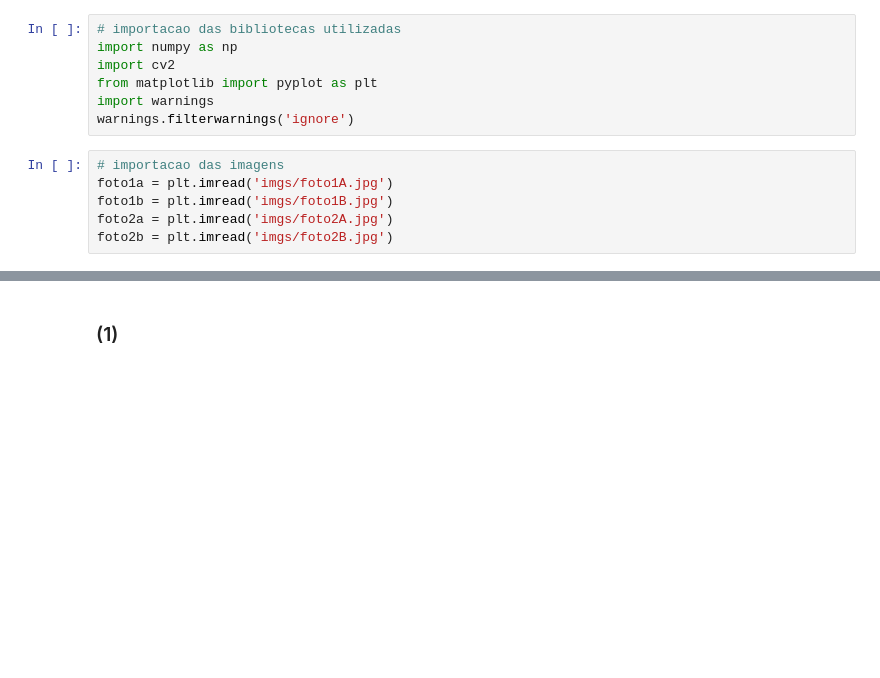
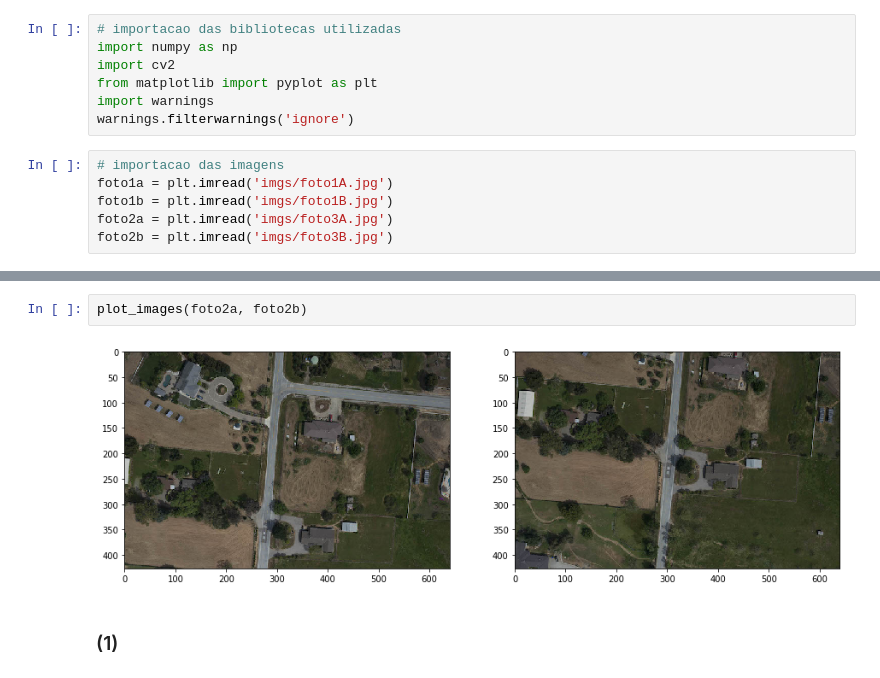
Before and after one commit to viniciusteix/pid-mo443, a Jupyter notebook: trabalho04/Trabalho 04.ipynb, the cells around one changed output, grey strips where cells are left out. Drawn from its saved outputs; the diff is of its cells as text; blank space fills up the shorter version.

```diff
--- a/trabalho04/Trabalho 04.ipynb
+++ b/trabalho04/Trabalho 04.ipynb
@@ -9,5 +9,5 @@ warnings.filterwarnings('ignore')
 # importacao das imagens
 foto1a = plt.imread('imgs/foto1A.jpg')
 foto1b = plt.imread('imgs/foto1B.jpg')
-foto2a = plt.imread('imgs/foto2A.jpg')
-foto2b = plt.imread('imgs/foto2B.jpg')
+foto2a = plt.imread('imgs/foto3A.jpg')
+foto2b = plt.imread('imgs/foto3B.jpg')
@@ -14,3 +30,7 @@ foto2b = plt.imread('imgs/foto2B.jpg')
+# %%
+plot_images(foto2a, foto2b)
+# %% [output]
+[figure, added]
 # %% [markdown]
 ### (1)
 # %%
```
Also changed, not shown: parts of 33 cells of this notebook, 24 other files.
